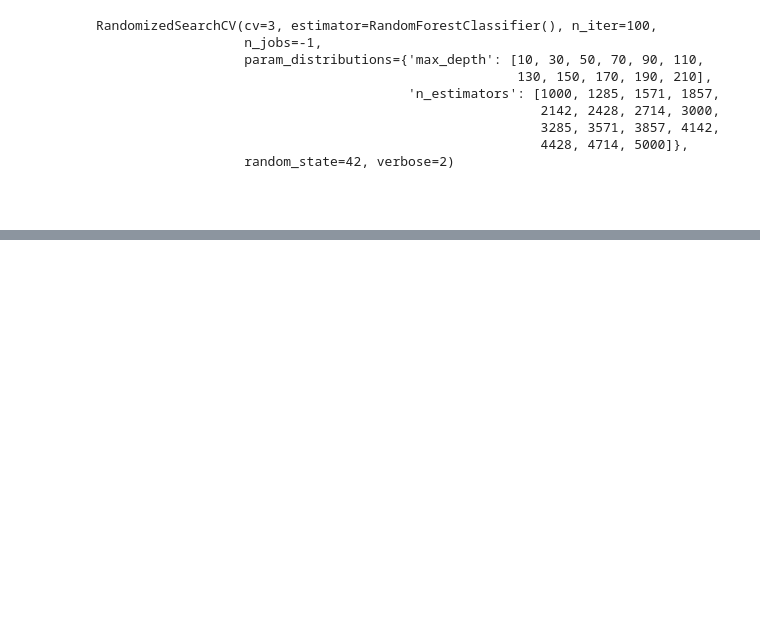
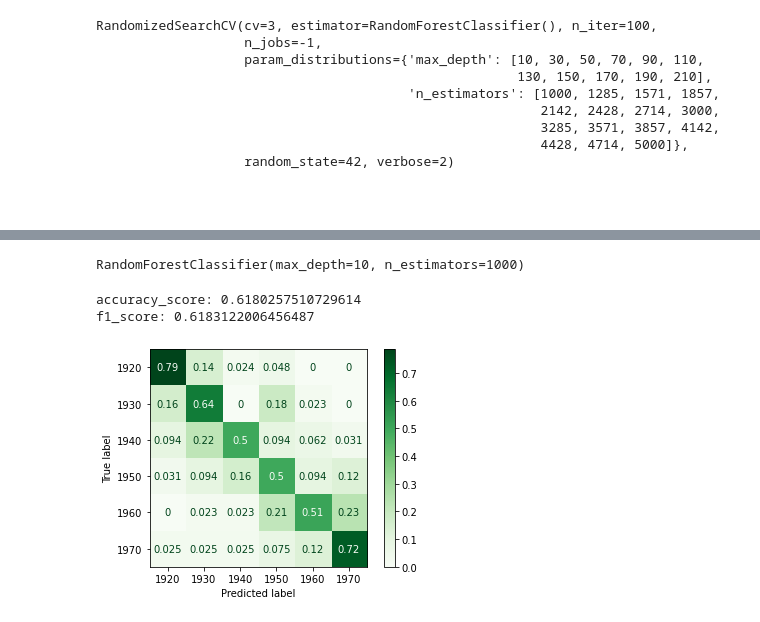
Before and after one commit to andrepalhares/msi2, a Jupyter notebook: 4 - Classificação dos dados usando Random Forest Classifiers.ipynb, the cells around one changed output, grey strips where cells are left out. Drawn from its saved outputs; the diff is of its cells as text; code cells hidden in the pictures; blank space fills up the shorter version.

```diff
--- a/4 - Classificação dos dados usando Random Forest Classifiers.ipynb
+++ b/4 - Classificação dos dados usando Random Forest Classifiers.ipynb
@@ -160,0 +173,23 @@ sns.barplot(x=atributos_importancia, y=atributos_importancia.index)
+# %%
+sc_X = StandardScaler()
+X_train = sc_X.fit_transform(X_train)
+X_test = sc_X.fit_transform(X_test)
+# %%
+from sklearn.model_selection import RandomizedSearchCV
+
+random_grid = {'n_estimators': [int(x) for x in np.linspace(start = 1000, stop = 5000, num = 15)], # quantidade de árvores
+               'max_depth': [int(x) for x in np.linspace(10, 210, num = 11)], # número máximo de níveis
+              }
+# %%
+rf = RandomForestClassifier()
+
+rf_random = RandomizedSearchCV(estimator = rf,
+                               param_distributions=random_grid,
+                               n_iter = 100,
+                               cv=3,
+                               verbose=2,
+                               random_state=42,
+                               n_jobs=-1
+                              )
+
+rf_random.fit(X_train, y_train)
@@ -160,0 +223,23 @@ sns.barplot(x=atributos_importancia, y=atributos_importancia.index)
+# %%
+rfc = RandomForestClassifier(n_estimators=rf_random.best_params_['n_estimators'], max_depth=rf_random.best_params_['max_depth'])
+
+rfc.fit(X_train, y_train)
+# %% [output]
+RandomForestClassifier(max_depth=10, n_estimators=1000)
+# %%
+y_pred = rfc.predict(X_test)
+
+print("accuracy_score:",metrics.accuracy_score(y_test, y_pred))
+print("f1_score:",metrics.f1_score(y_test, y_pred, average='weighted'))
+# %% [output]
+accuracy_score: 0.6180257510729614
+f1_score: 0.6183122006456487
+# %%
+disp = plot_confusion_matrix(rfc, X_test, y_test,
+                             display_labels=[1920, 1930, 1940, 1950, 1960, 1970],
+                             cmap=plt.cm.Greens,
+                             normalize='true')
+
+plt.show()
+# %% [output]
+[figure, added]
```
Also changed, not shown: parts of 13 cells of this notebook.
